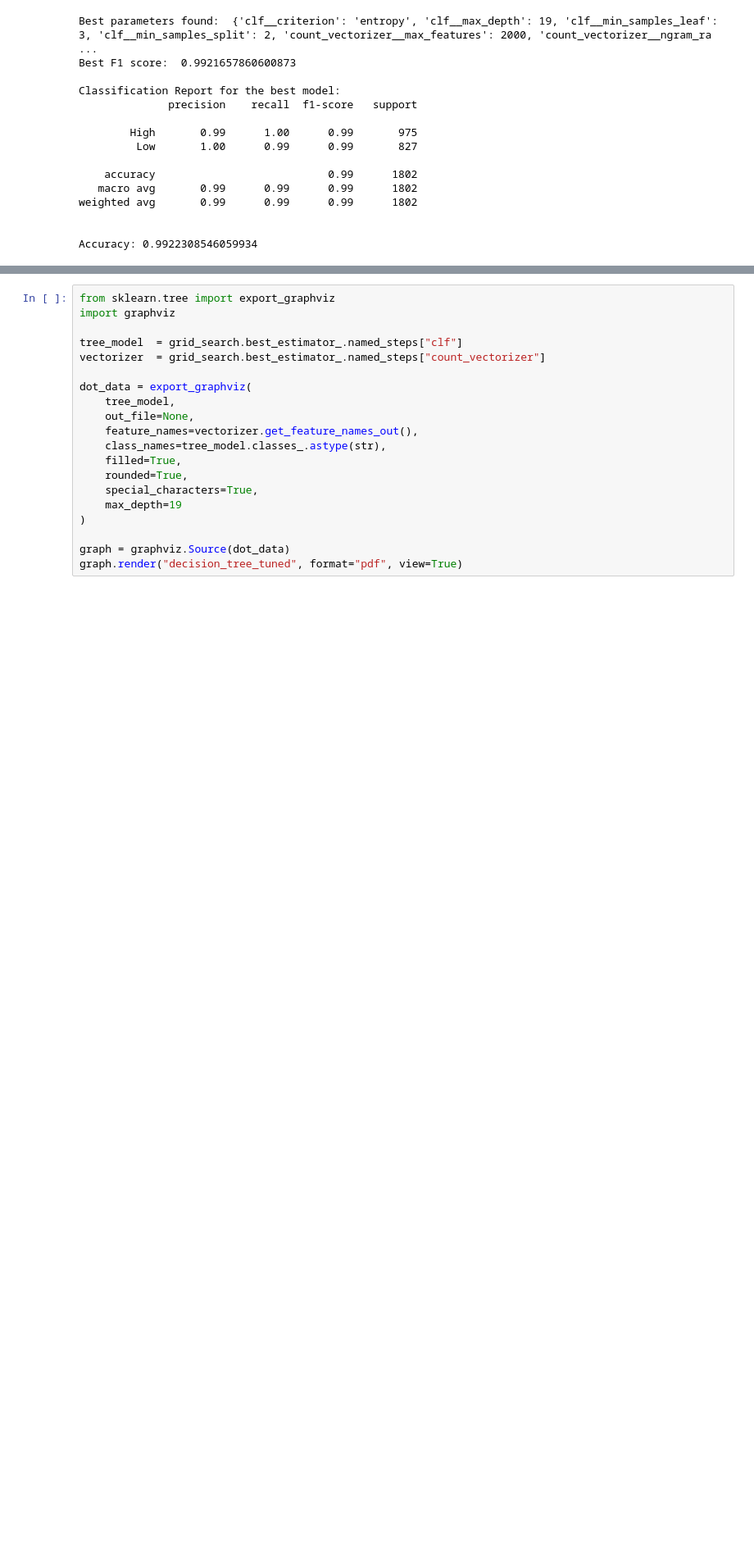
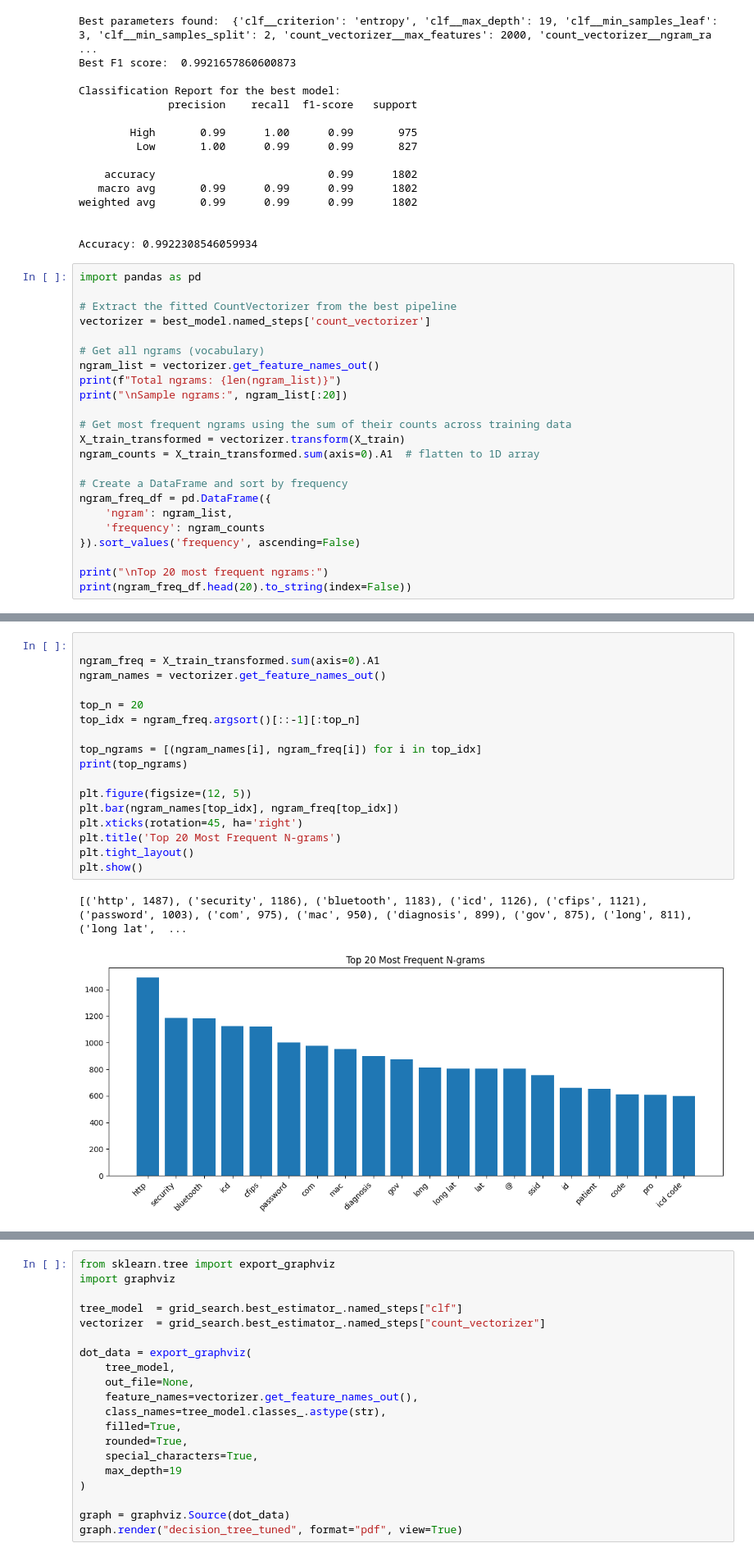
Before and after one commit to woshkrylle/NFCDataAPI, a Jupyter notebook: ModelTraining-1.ipynb, the cells around one changed output, grey strips where cells are left out. Shown at 82% size. Cells and saved outputs as stored; diff of their text form; blank space fills up the shorter version.

```diff
--- a/ModelTraining-1.ipynb
+++ b/ModelTraining-1.ipynb
@@ -492,3 +522,26 @@ weighted avg       0.99      0.99      0.99      1802
 
 
 Accuracy: 0.9922308546059934
+# %%
+import pandas as pd
+
+# Extract the fitted CountVectorizer from the best pipeline
+vectorizer = best_model.named_steps['count_vectorizer']
+
+# Get all ngrams (vocabulary)
+ngram_list = vectorizer.get_feature_names_out()
+print(f"Total ngrams: {len(ngram_list)}")
+print("\nSample ngrams:", ngram_list[:20])
+
+# Get most frequent ngrams using the sum of their counts across training data
+X_train_transformed = vectorizer.transform(X_train)
+ngram_counts = X_train_transformed.sum(axis=0).A1  # flatten to 1D array
+
+# Create a DataFrame and sort by frequency
+ngram_freq_df = pd.DataFrame({
+    'ngram': ngram_list,
+    'frequency': ngram_counts
+}).sort_values('frequency', ascending=False)
+
+print("\nTop 20 most frequent ngrams:")
+print(ngram_freq_df.head(20).to_string(index=False))
@@ -495,3 +566,23 @@ Accuracy: 0.9922308546059934
+# %%
+
+ngram_freq = X_train_transformed.sum(axis=0).A1
+ngram_names = vectorizer.get_feature_names_out()
+
+top_n = 20
+top_idx = ngram_freq.argsort()[::-1][:top_n]
+
+top_ngrams = [(ngram_names[i], ngram_freq[i]) for i in top_idx]
+print(top_ngrams)
+
+plt.figure(figsize=(12, 5))
+plt.bar(ngram_names[top_idx], ngram_freq[top_idx])
+plt.xticks(rotation=45, ha='right')
+plt.title('Top 20 Most Frequent N-grams')
+plt.tight_layout()
+plt.show()
+# %% [output]
+[('http', 1487), ('security', 1186), ('bluetooth', 1183), ('icd', 1126), ('cfips', 1121), ('password', 1003), ('com', 975), ('mac', 950), ('diagnosis', 899), ('gov', 875), ('long', 811), ('long lat',  ...
+[figure, added]
 # %%
 param_grid_knn = {
     "svd__n_components": [10,13,15],  # all must be < 53
```
Also changed, not shown: parts of 9 cells of this notebook, 4 other files.
